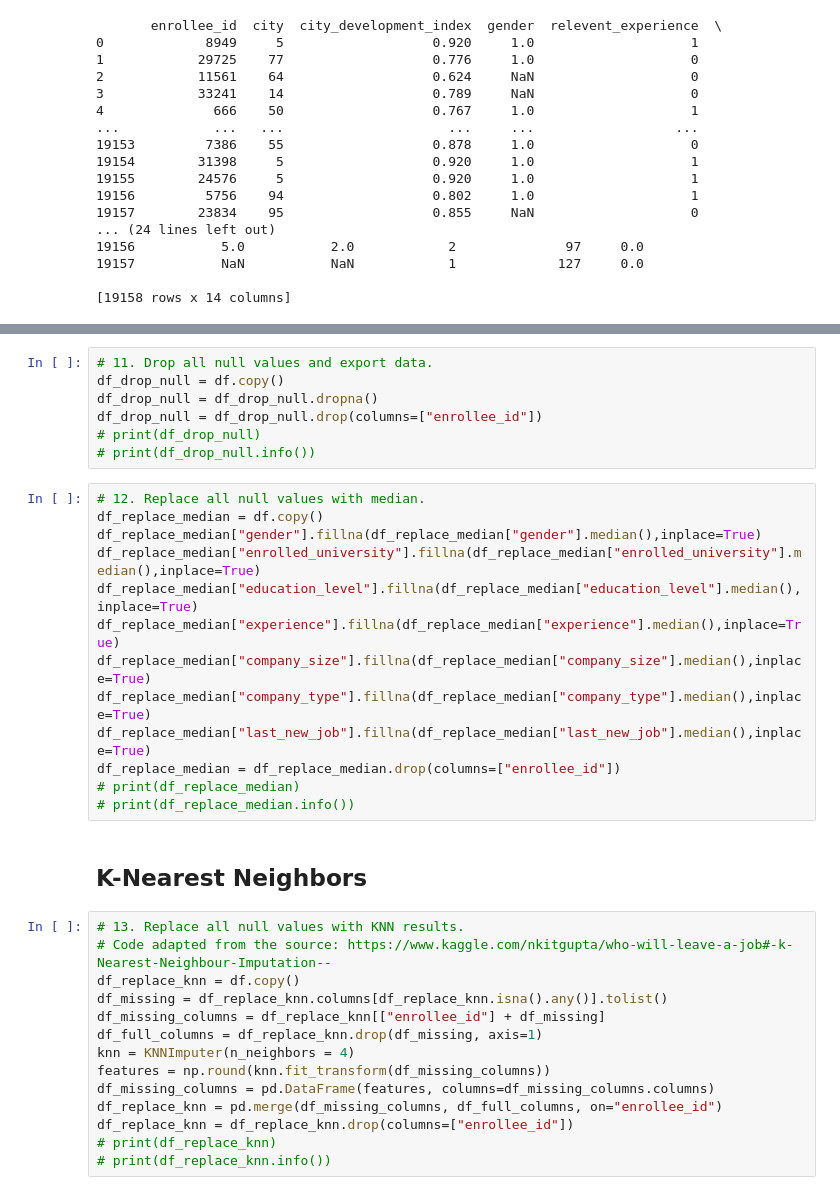
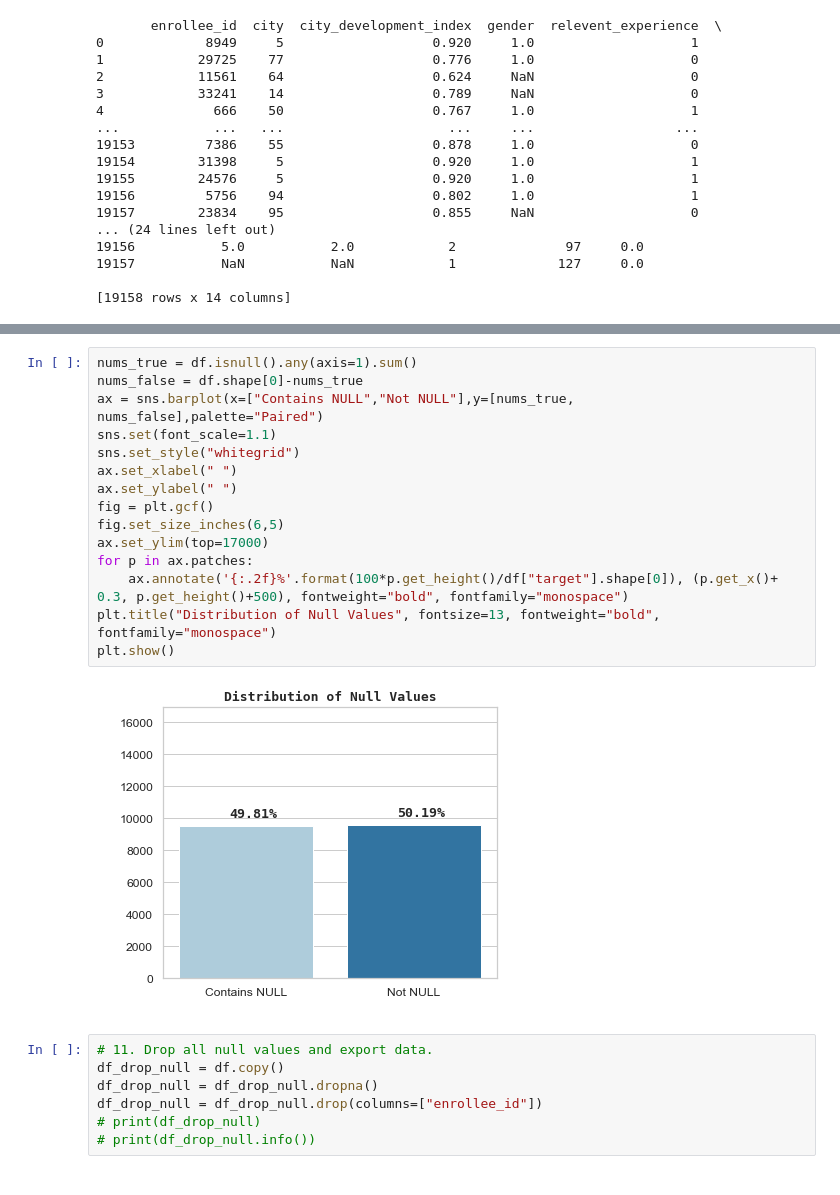
Before and after one commit to LujieZ/cs4563-machine-learning, a Jupyter notebook: cs4563_Data_Preprocessing_lz1860_sl6728.ipynb, the cells around one changed output, grey strips where cells are left out. Drawn from its saved outputs; the diff is of its cells as text.

Commit message:
Add data visualization

```diff
--- a/cs4563_Data_Preprocessing_lz1860_sl6728.ipynb
+++ b/cs4563_Data_Preprocessing_lz1860_sl6728.ipynb
@@ -219,3 +227,20 @@ print(df)
+# %%
+nums_true = df.isnull().any(axis=1).sum()
+nums_false = df.shape[0]-nums_true
+ax = sns.barplot(x=["Contains NULL","Not NULL"],y=[nums_true, nums_false],palette="Paired")
+sns.set(font_scale=1.1)
+sns.set_style("whitegrid")
+ax.set_xlabel(" ")
+ax.set_ylabel(" ")
+fig = plt.gcf()
+fig.set_size_inches(6,5)
+ax.set_ylim(top=17000)
+for p in ax.patches:
+    ax.annotate('{:.2f}%'.format(100*p.get_height()/df["target"].shape[0]), (p.get_x()+ 0.3, p.get_height()+500), fontweight="bold", fontfamily="monospace")
+plt.title("Distribution of Null Values", fontsize=13, fontweight="bold", fontfamily="monospace")
+plt.show()
+# %% [output]
+[figure, added]
 # %%
 # 11. Drop all null values and export data.
 df_drop_null = df.copy()
@@ -223,32 +248,3 @@ df_drop_null = df_drop_null.dropna()
 df_drop_null = df_drop_null.drop(columns=["enrollee_id"])
 # print(df_drop_null)
 # print(df_drop_null.info())
-# %%
-# 12. Replace all null values with median.
-df_replace_median = df.copy()
-df_replace_median["gender"].fillna(df_replace_median["gender"].median(),inplace=True)
-df_replace_median["enrolled_university"].fillna(df_replace_median["enrolled_university"].median(),inplace=True)
-df_replace_median["education_level"].fillna(df_replace_median["education_level"].median(),inplace=True)
-df_replace_median["experience"].fillna(df_replace_median["experience"].median(),inplace=True)
-df_replace_median["company_size"].fillna(df_replace_median["company_size"].median(),inplace=True)
-df_replace_median["company_type"].fillna(df_replace_median["company_type"].median(),inplace=True)
-df_replace_median["last_new_job"].fillna(df_replace_median["last_new_job"].median(),inplace=True)
-df_replace_median = df_replace_median.drop(columns=["enrollee_id"])
-# print(df_replace_median)
-# print(df_replace_median.info())
-# %% [markdown]
-## K-Nearest Neighbors
-# %%
-# 13. Replace all null values with KNN results.
-# Code adapted from the source: https://www.kaggle.com/nkitgupta/who-will-leave-a-job#-k-Nearest-Neighbour-Imputation--
-df_replace_knn = df.copy()
-df_missing = df_replace_knn.columns[df_replace_knn.isna().any()].tolist()
-df_missing_columns = df_replace_knn[["enrollee_id"] + df_missing]
-df_full_columns = df_replace_knn.drop(df_missing, axis=1)
-knn = KNNImputer(n_neighbors = 4)
-features = np.round(knn.fit_transform(df_missing_columns))
-df_missing_columns = pd.DataFrame(features, columns=df_missing_columns.columns)
-df_replace_knn = pd.merge(df_missing_columns, df_full_columns, on="enrollee_id")
-df_replace_knn = df_replace_knn.drop(columns=["enrollee_id"])
-# print(df_replace_knn)
-# print(df_replace_knn.info())
```
Also changed, not shown: parts of 18 cells of this notebook, 1 other file.
